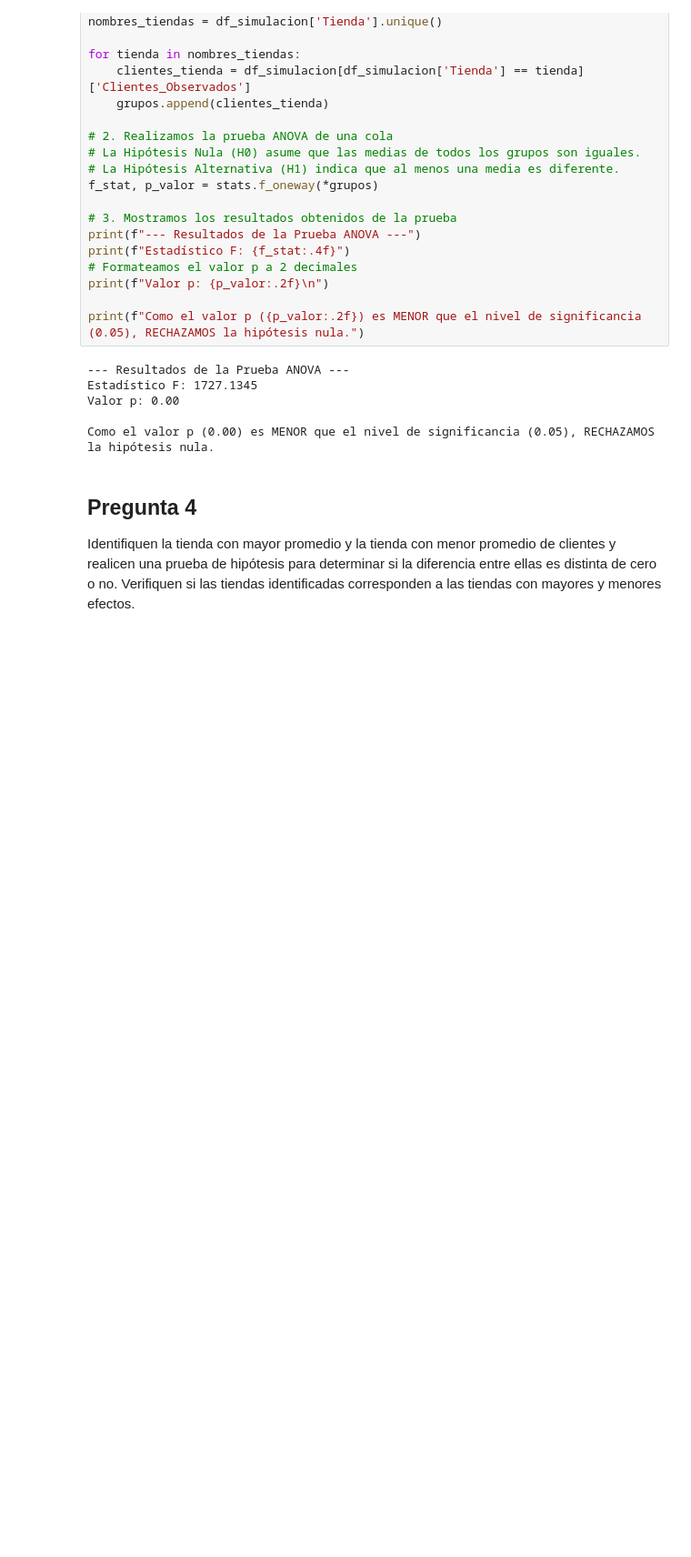
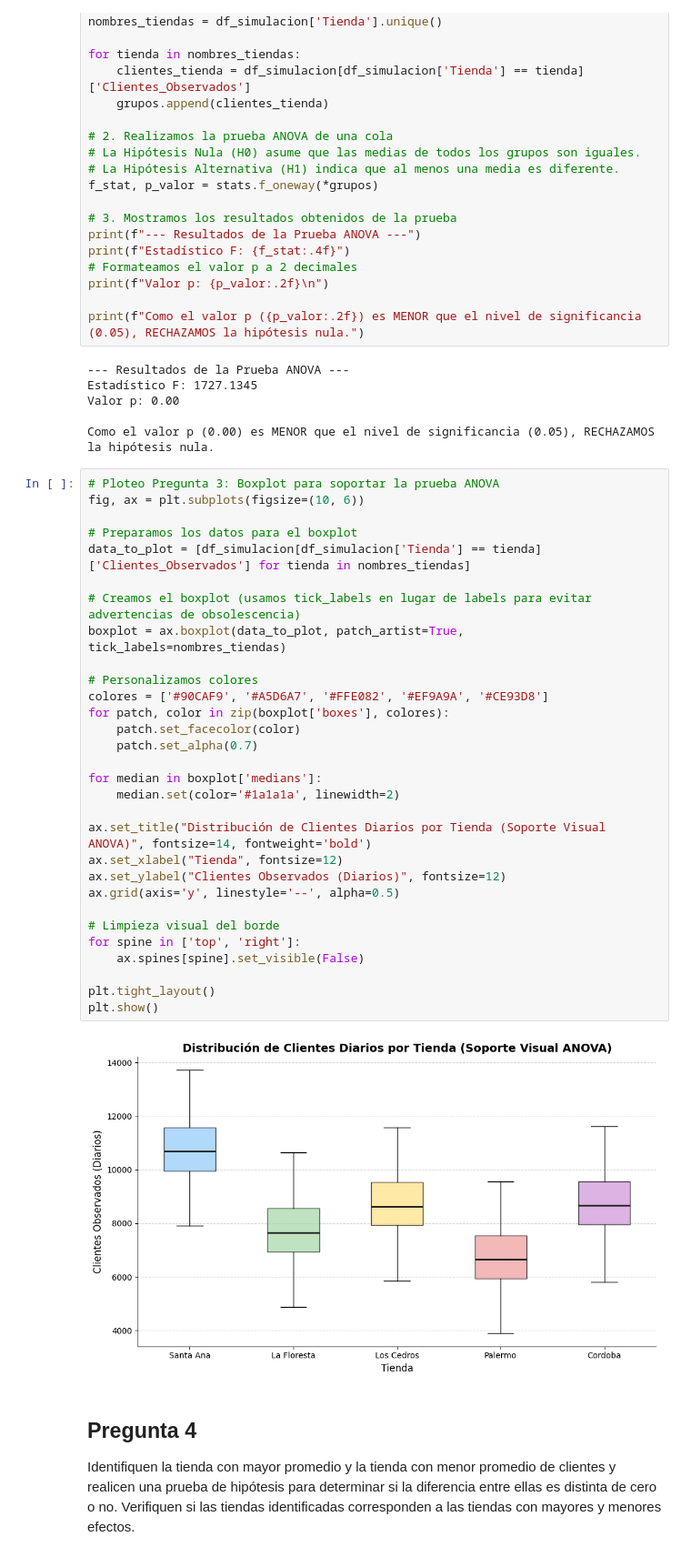
Before and after one commit to AndresMontesDeOca/GdP, a Jupyter notebook: Estadistica_TP3.ipynb, the cells around one changed output. Shown at 91% size. Drawn from its saved outputs; the diff is of its cells as text; blank space fills up the shorter version.

```diff
--- a/Estadistica_TP3.ipynb
+++ b/Estadistica_TP3.ipynb
@@ -310,6 +334,38 @@ Estadístico F: 1727.1345
 Valor p: 0.00
 
 Como el valor p (0.00) es MENOR que el nivel de significancia (0.05), RECHAZAMOS la hipótesis nula.
+# %%
+# Ploteo Pregunta 3: Boxplot para soportar la prueba ANOVA
+fig, ax = plt.subplots(figsize=(10, 6))
+
+# Preparamos los datos para el boxplot
+data_to_plot = [df_simulacion[df_simulacion['Tienda'] == tienda]['Clientes_Observados'] for tienda in nombres_tiendas]
+
+# Creamos el boxplot (usamos tick_labels en lugar de labels para evitar advertencias de obsolescencia)
+boxplot = ax.boxplot(data_to_plot, patch_artist=True, tick_labels=nombres_tiendas)
+
+# Personalizamos colores
+colores = ['#90CAF9', '#A5D6A7', '#FFE082', '#EF9A9A', '#CE93D8']
+for patch, color in zip(boxplot['boxes'], colores):
+    patch.set_facecolor(color)
+    patch.set_alpha(0.7)
+
+for median in boxplot['medians']:
+    median.set(color='#1a1a1a', linewidth=2)
+
+ax.set_title("Distribución de Clientes Diarios por Tienda (Soporte Visual ANOVA)", fontsize=14, fontweight='bold')
+ax.set_xlabel("Tienda", fontsize=12)
+ax.set_ylabel("Clientes Observados (Diarios)", fontsize=12)
+ax.grid(axis='y', linestyle='--', alpha=0.5)
+
+# Limpieza visual del borde
+for spine in ['top', 'right']:
+    ax.spines[spine].set_visible(False)
+
+plt.tight_layout()
+plt.show()
+# %% [output]
+[figure, added]
 # %% [markdown]
 ## Pregunta 4
 
```
Also changed, not shown: parts of 2 cells of this notebook.
